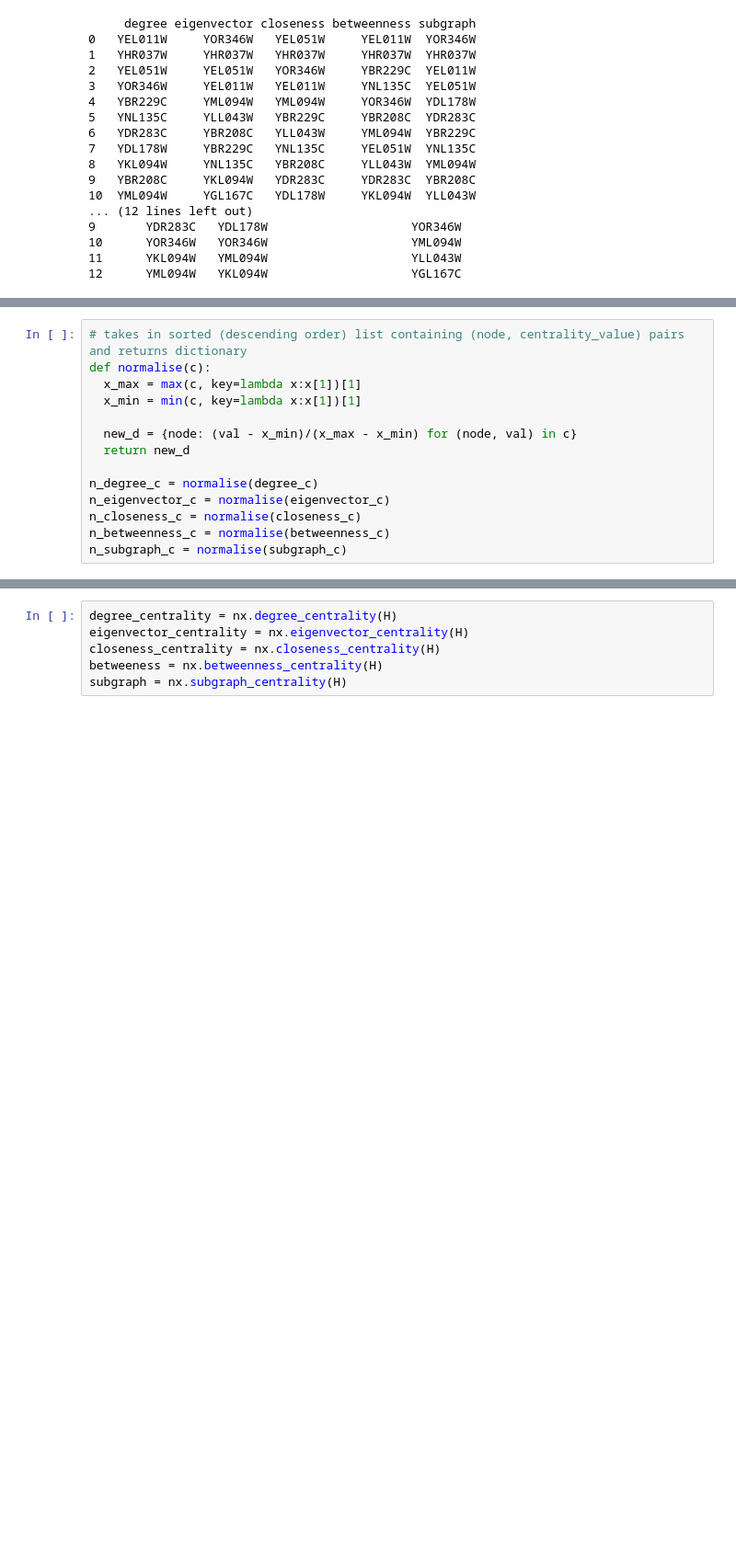
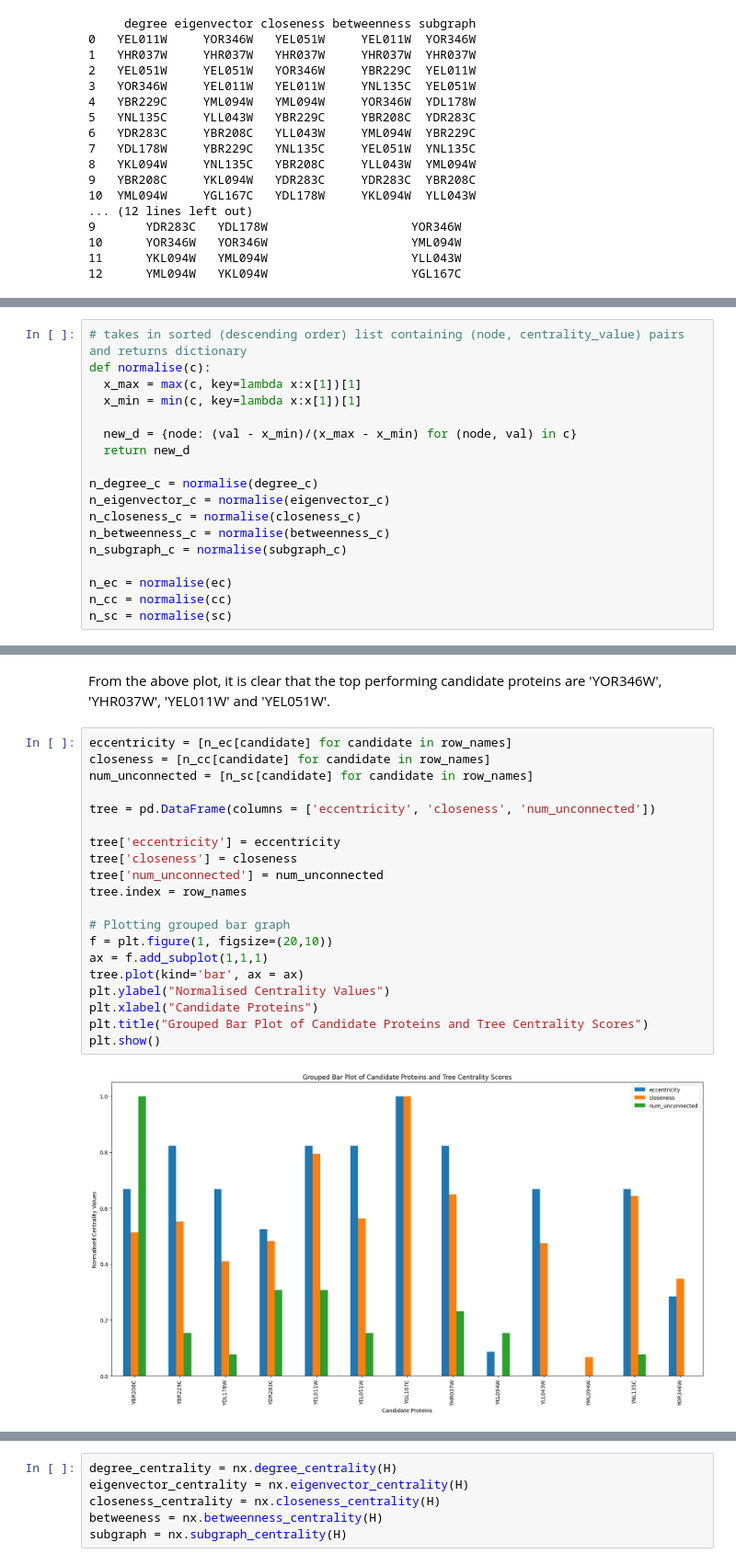
Before and after one commit to Amoolaa/math-bcmb3888, a Jupyter notebook: final/stp/main.ipynb, the cells around one changed output, grey strips where cells are left out. Shown at 92% size. Saved outputs shown, nothing was run; the diff lists cells and outputs as text; blank space fills up the shorter version.

Commit message:
tree centrality plot

```diff
--- a/final/stp/main.ipynb
+++ b/final/stp/main.ipynb
@@ -361,3 +349,7 @@ n_eigenvector_c = normalise(eigenvector_c)
 n_closeness_c = normalise(closeness_c)
 n_betweenness_c = normalise(betweenness_c)
 n_subgraph_c = normalise(subgraph_c)
+
+n_ec = normalise(ec)
+n_cc = normalise(cc)
+n_sc = normalise(sc)
@@ -408,3 +384,27 @@ plt.title("Grouped Bar Plot of Candidate Proteins and Graph Centrality Scores")
 plt.show()
 # %% [output]
 [figure]
+# %% [markdown]
+From the above plot, it is clear that the top performing candidate proteins are 'YOR346W', 'YHR037W', 'YEL011W' and 'YEL051W'.
+# %%
+eccentricity = [n_ec[candidate] for candidate in row_names]
+closeness = [n_cc[candidate] for candidate in row_names]
+num_unconnected = [n_sc[candidate] for candidate in row_names]
+
+tree = pd.DataFrame(columns = ['eccentricity', 'closeness', 'num_unconnected'])
+
+tree['eccentricity'] = eccentricity
+tree['closeness'] = closeness
+tree['num_unconnected'] = num_unconnected
+tree.index = row_names
+
+# Plotting grouped bar graph
+f = plt.figure(1, figsize=(20,10))
+ax = f.add_subplot(1,1,1)
+tree.plot(kind='bar', ax = ax)
+plt.ylabel("Normalised Centrality Values")
+plt.xlabel("Candidate Proteins")
+plt.title("Grouped Bar Plot of Candidate Proteins and Tree Centrality Scores")
+plt.show()
+# %% [output]
+[figure, added]
```
Also changed, not shown: parts of 8 cells of this notebook.
